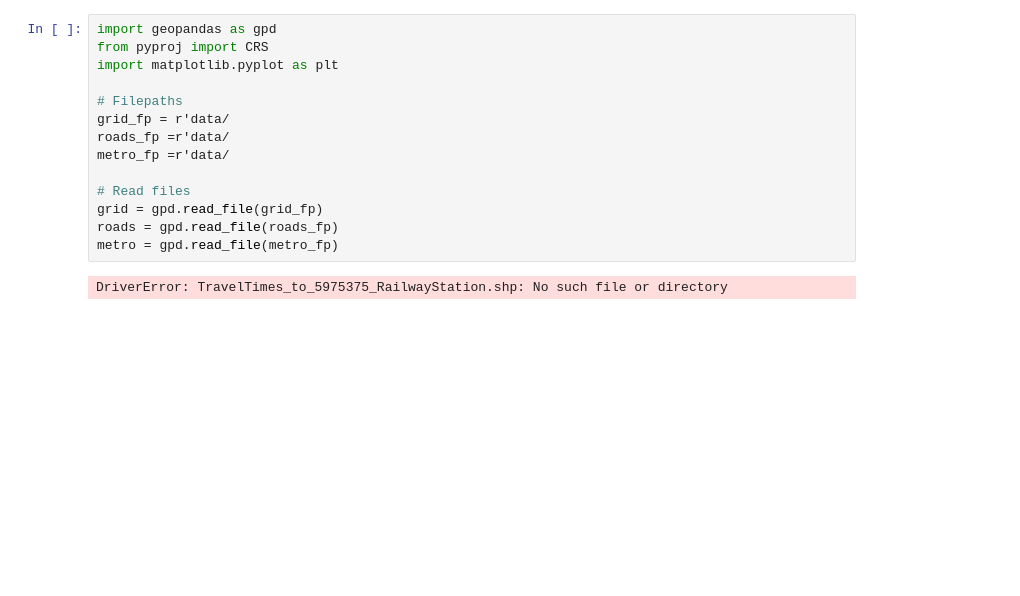
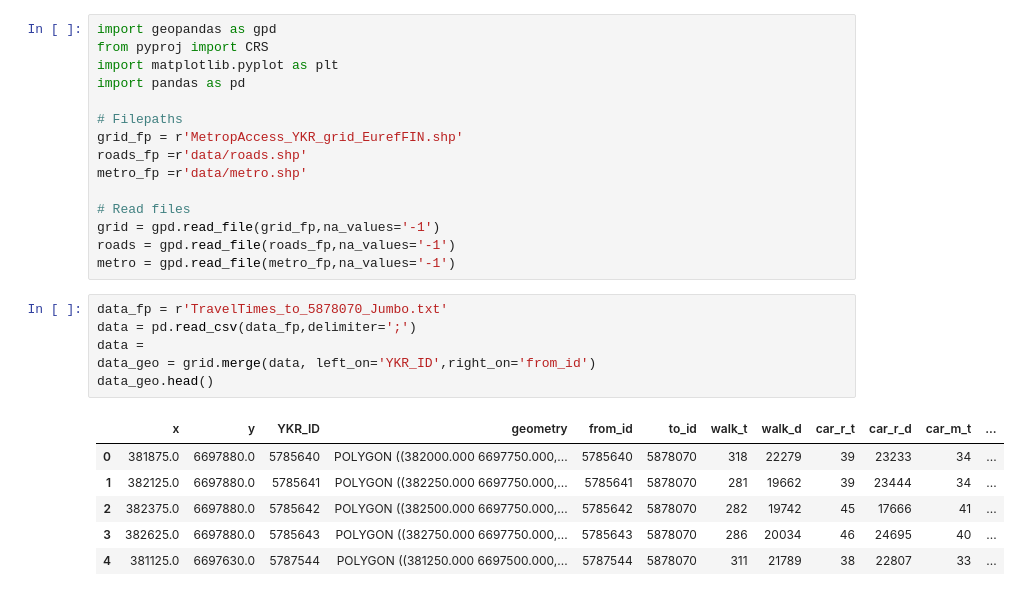
Before and after one commit to AutoGIS-2021/exercise-5-mattikat, a Jupyter notebook: Problem 1.ipynb, the cells around one changed output. Saved outputs shown, nothing was run; the diff lists cells and outputs as text; blank space fills up the shorter version.

```diff
--- a/Problem 1.ipynb
+++ b/Problem 1.ipynb
@@ -2,15 +2,27 @@
 import geopandas as gpd
 from pyproj import CRS
 import matplotlib.pyplot as plt
+import pandas as pd
 
 # Filepaths
-grid_fp = r'data/
-roads_fp =r'data/
-metro_fp =r'data/
+grid_fp = r'MetropAccess_YKR_grid_EurefFIN.shp'
+roads_fp =r'data/roads.shp'
+metro_fp =r'data/metro.shp'
 
 # Read files
-grid = gpd.read_file(grid_fp)
-roads = gpd.read_file(roads_fp)
-metro = gpd.read_file(metro_fp)
+grid = gpd.read_file(grid_fp,na_values='-1')
+roads = gpd.read_file(roads_fp,na_values='-1')
+metro = gpd.read_file(metro_fp,na_values='-1')
-# %% [output]
-DriverError: TravelTimes_to_5975375_RailwayStation.shp: No such file or directory
+# %%
+data_fp = r'TravelTimes_to_5878070_Jumbo.txt'
+data = pd.read_csv(data_fp,delimiter=';')
+data =
+data_geo = grid.merge(data, left_on='YKR_ID',right_on='from_id')
+data_geo.head()
+# %% [output]
+|  | x | y | YKR_ID | geometry | from_id | to_id | walk_t | walk_d | car_r_t | car_r_d | car_m_t | ... |
+| 0 | 381875.0 | 6697880.0 | 5785640 | POLYGON ((382000.000 6697750.000,... | 5785640 | 5878070 | 318 | 22279 | 39 | 23233 | 34 | ... |
+| 1 | 382125.0 | 6697880.0 | 5785641 | POLYGON ((382250.000 6697750.000,... | 5785641 | 5878070 | 281 | 19662 | 39 | 23444 | 34 | ... |
+| 2 | 382375.0 | 6697880.0 | 5785642 | POLYGON ((382500.000 6697750.000,... | 5785642 | 5878070 | 282 | 19742 | 45 | 17666 | 41 | ... |
+| 3 | 382625.0 | 6697880.0 | 5785643 | POLYGON ((382750.000 6697750.000,... | 5785643 | 5878070 | 286 | 20034 | 46 | 24695 | 40 | ... |
+| 4 | 381125.0 | 6697630.0 | 5787544 | POLYGON ((381250.000 6697500.000,... | 5787544 | 5878070 | 311 | 21789 | 38 | 22807 | 33 | ... |
```
Also changed, not shown: parts of 4 cells of this notebook.
